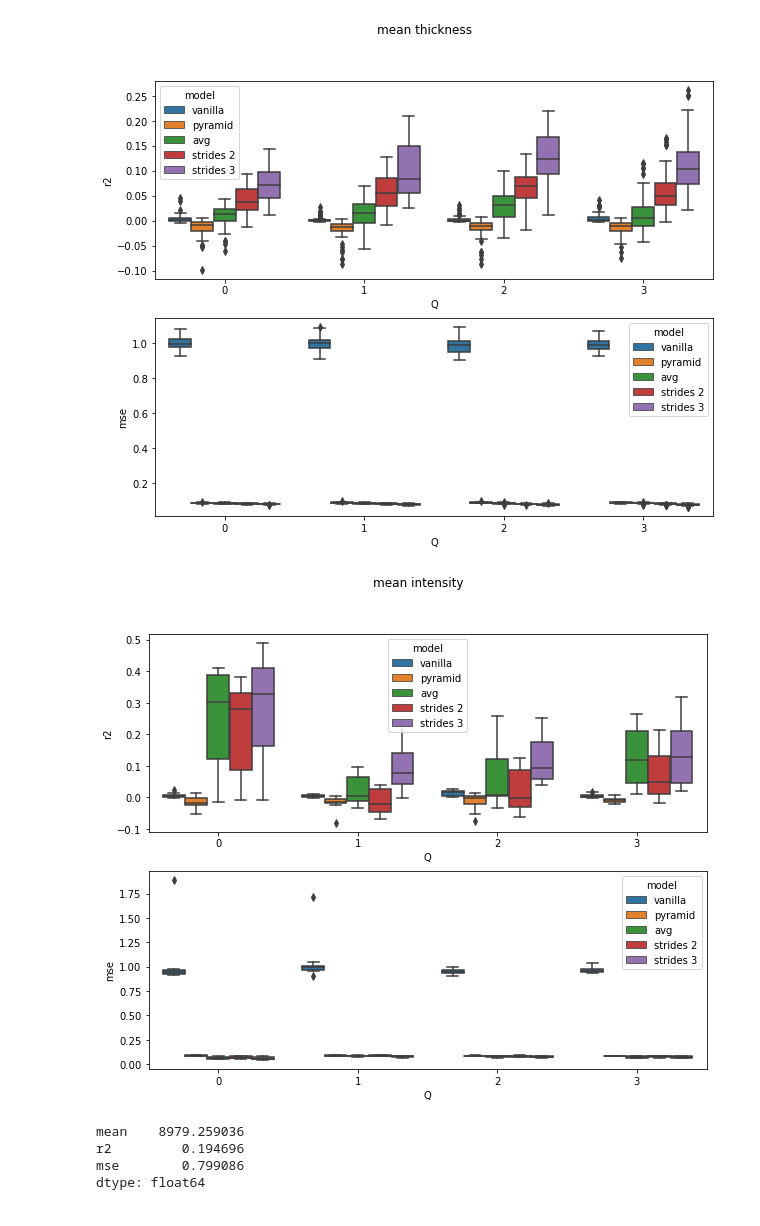
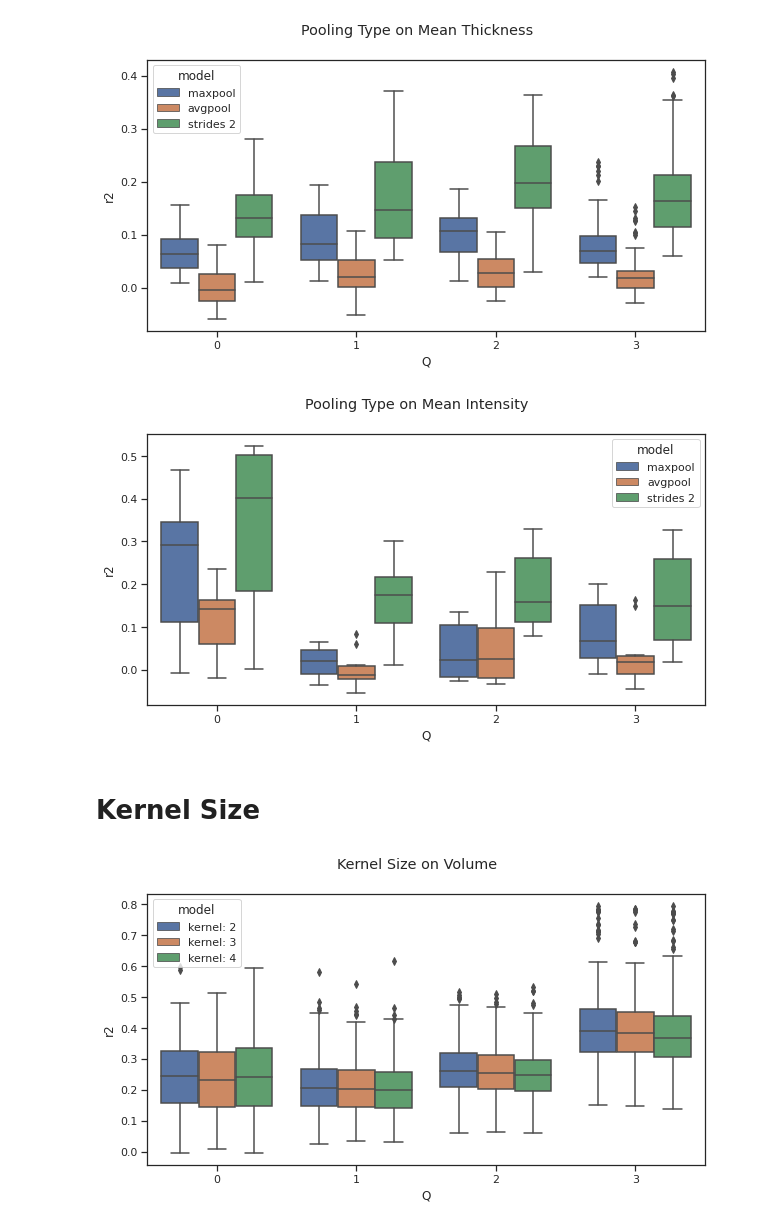
Before and after one commit to bramantyois/brain_idp_cnn, a Jupyter notebook: results/scratches.ipynb, the cells around one changed output. Cells and saved outputs as stored; diff of their text form; code cells hidden in the pictures.

```diff
--- a/results/scratches.ipynb
+++ b/results/scratches.ipynb
@@ -107,0 +106,8 @@ a = boxplot([sfcn_vanilla, sfcn_pyr, sfcn_pyr_avg, sfcn_nopool, sfcn_nopool2], [
+# %%
+multi_r2 = 'sfcn_pyramid_small_kern_test_multi_r2.csv'
+multi_mse = 'sfcn_pyramid_small_kern_test_multi_mse.csv'
+sfcn_small_kern = get_grouped_desc(desc_file, multi_r2, multi_mse)
+# %%
+multi_r2 = 'sfcn_pyramid_big_kern_test_multi_r2.csv'
+multi_mse = 'sfcn_pyramid_big_kern_test_multi_mse.csv'
+sfcn_big_kern = get_grouped_desc(desc_file, multi_r2, multi_mse)
@@ -116,8 +128,8 @@ a = boxplot([sfcn_vanilla, sfcn_pyr, sfcn_pyr_avg, sfcn_nopool, sfcn_nopool2], [
 # %%
-a = boxplot([sfcn_vanilla, sfcn_pyr, sfcn_pyr_avg, sfcn_nopool, sfcn_nopool2], ['vanilla', 'pyramid' ,'avg', 'strides 2', 'strides 3'], group='mean thickness')
+a = boxplot([sfcn_pyr, sfcn_pyr_avg, sfcn_strides], ['maxpool' ,'avgpool', 'strides 2'], group='mean thickness', title='Pooling Type on Mean Thickness')
 # %% [output]
-[figure, old version]
+[figure, new version]
 # %%
-a = boxplot([sfcn_vanilla, sfcn_pyr, sfcn_pyr_avg, sfcn_nopool, sfcn_nopool2], ['vanilla', 'pyramid' ,'avg', 'strides 2', 'strides 3'], group='mean intensity')
+a = boxplot([sfcn_pyr, sfcn_pyr_avg, sfcn_strides ], ['maxpool' ,'avgpool', 'strides 2' ], group='mean intensity', title='Pooling Type on Mean Intensity')
 # %% [output]
-[figure, old version]
+[figure, new version]
@@ -126,7 +136,6 @@ a = pd.read_csv('sfcn_alex.csv', delimiter=';', index_col='id', skipinitialspace
-# %%
-a.mean()
-# %% [output]
-mean    8979.259036
-r2         0.194696
-mse        0.799086
-dtype: float64
+# %% [markdown]
+# Kernel Size
+# %%
+a = boxplot([ sfcn_small_kern, sfcn_pyr, sfcn_big_kern], [ 'kernel: 2' ,'kernel: 3', 'kernel: 4'], group='volume', title='Kernel Size on Volume')
+# %% [output]
+[figure, added]
```
Also changed, not shown: parts of 21 cells of this notebook, 13 other files.
